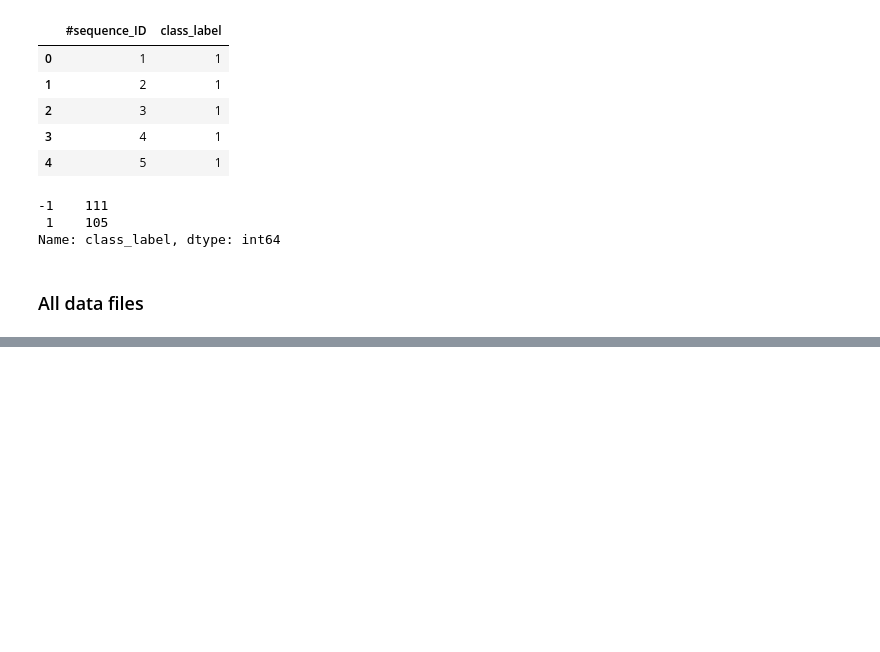
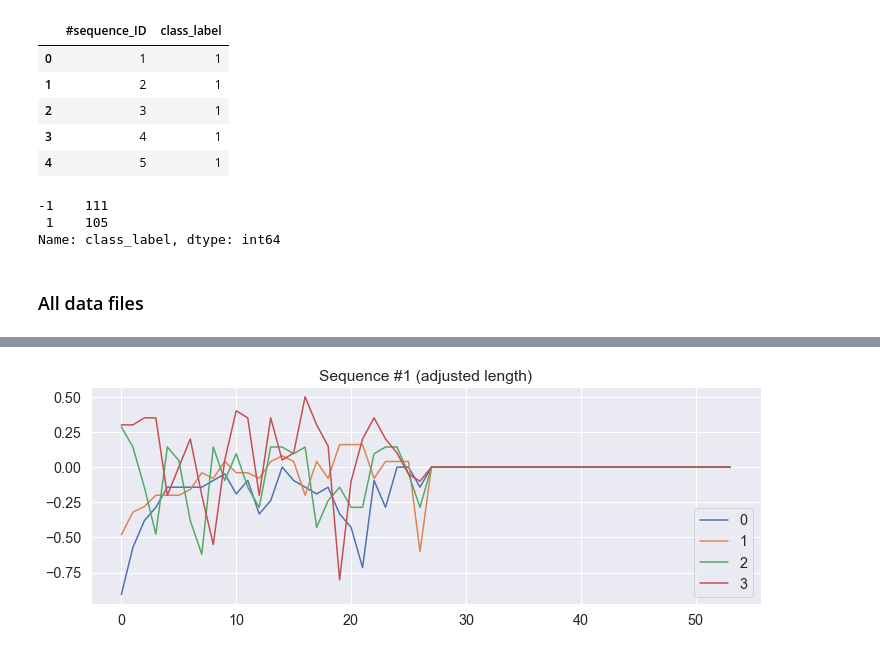
Before and after one commit to animaviridis/dmv-practicals, a Jupyter notebook: assessment/assignment1/task2/task2.ipynb, the cells around one changed output, grey strips where cells are left out. Saved outputs shown, nothing was run; the diff lists cells and outputs as text; code cells hidden in the pictures; blank space fills up the shorter version.

```diff
--- a/assessment/assignment1/task2/task2.ipynb
+++ b/assessment/assignment1/task2/task2.ipynb
@@ -109,0 +140,13 @@ Text(0, 0.5, 'Count')
+# %%
+# prepare array for the pre-processed data (216x54x4)
+all_data_prep = np.zeros((len(all_data), q_cut_value, all_data[1].shape[1]))
+
+# fill the array with data for cropped sequences (the padding to 0 is automatic by non-filling the already zero-filled rows)
+for i, sequence in enumerate(all_data.values()):
+    all_data_prep[i, :min(q_cut_value, sequence.shape[0]), :] = sequence.iloc[:q_cut_value, :]
+# %%
+fig, ax = plt.subplots(figsize=(12,4))
+ax = sns.lineplot(ax=ax, data=all_data_prep[0], dashes=False)
+_ = ax.set_title(f"Sequence #{seq_id} (adjusted length)")
+# %% [output]
+[figure, added]
```
Also changed, not shown: parts of 6 cells of this notebook, 1 other file.
